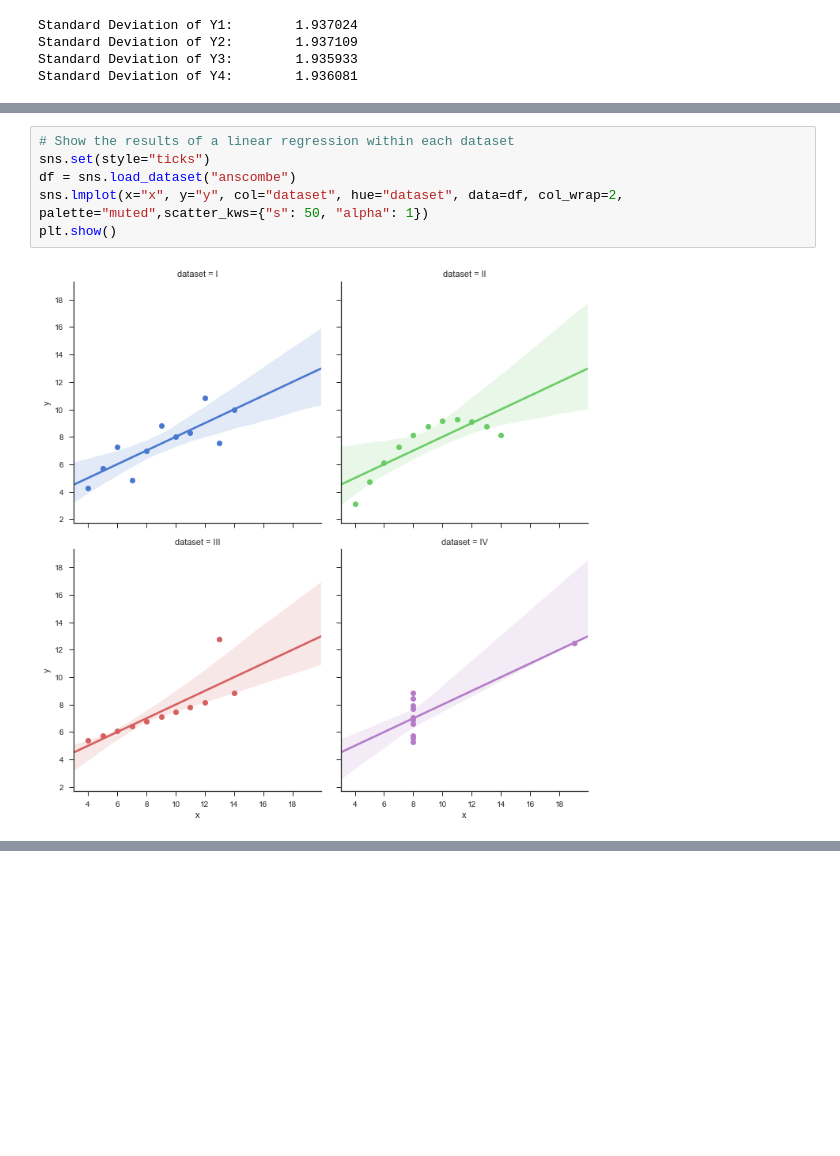
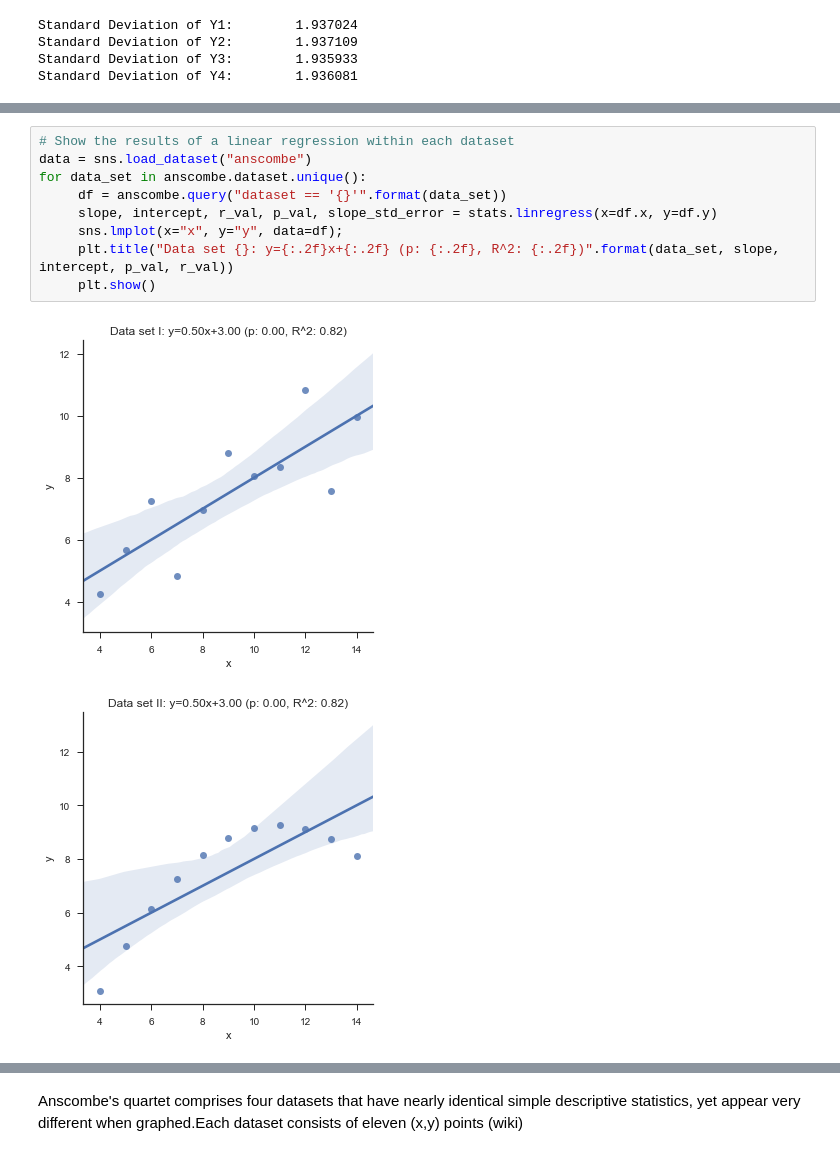
Before and after one commit to JohnADeady/Assignments-Fundamentals-of-DA, a Jupyter notebook: Anscombe's Quartet Database.ipynb, the cells around one changed output, grey strips where cells are left out. Saved outputs shown, nothing was run; the diff lists cells and outputs as text; blank space fills up the shorter version.

```diff
--- a/Anscombe's Quartet Database.ipynb
+++ b/Anscombe's Quartet Database.ipynb
@@ -81,8 +93,12 @@ Standard Deviation of Y4:        1.936081
 # %%
 # Show the results of a linear regression within each dataset
-sns.set(style="ticks")
-df = sns.load_dataset("anscombe")
-sns.lmplot(x="x", y="y", col="dataset", hue="dataset", data=df, col_wrap=2, palette="muted",scatter_kws={"s": 50, "alpha": 1})
-plt.show()
+data = sns.load_dataset("anscombe")
+for data_set in anscombe.dataset.unique():
+     df = anscombe.query("dataset == '{}'".format(data_set))
+     slope, intercept, r_val, p_val, slope_std_error = stats.linregress(x=df.x, y=df.y)
+     sns.lmplot(x="x", y="y", data=df);
+     plt.title("Data set {}: y={:.2f}x+{:.2f} (p: {:.2f}, R^2: {:.2f})".format(data_set, slope, intercept, p_val, r_val))
+     plt.show()
 # %% [output]
-[figure, old version]
+[figure, new version]
+[figure, added]
@@ -88,0 +107,2 @@ plt.show()
+# %% [markdown]
+Anscombe's quartet comprises four datasets that have nearly identical simple descriptive statistics, yet appear very different when graphed.Each dataset consists of eleven (x,y) points (wiki)
```
Also changed, not shown: parts of 3 cells of this notebook.
